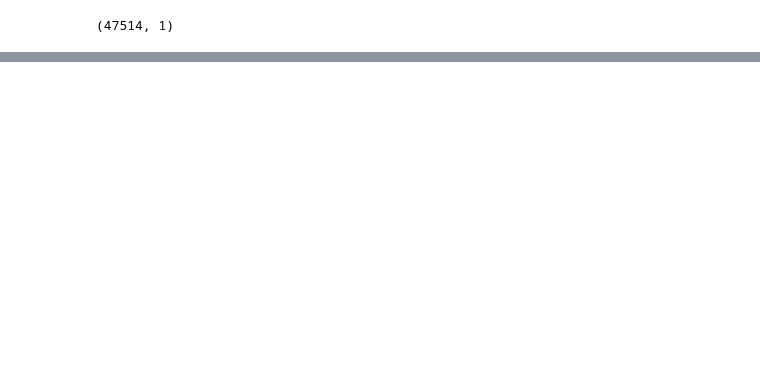
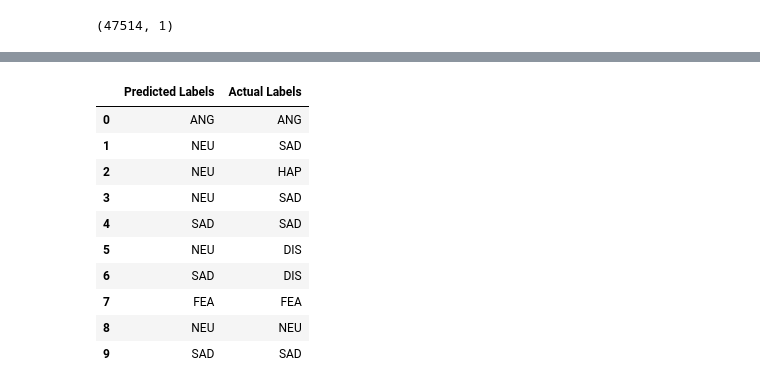
Before and after one commit to omarkhaled99/speech_emotion_recognition, a Jupyter notebook: Part2.ipynb, the cells around one changed output, grey strips where cells are left out. Saved outputs shown, nothing was run; the diff lists cells and outputs as text; code cells hidden in the pictures; blank space fills up the shorter version.

```diff
--- a/Part2.ipynb
+++ b/Part2.ipynb
@@ -574,0 +417,22 @@ plt.show()
+# %%
+# predicting on test data.
+pred_test = model.predict(X_test_features)
+y_pred = encoder.inverse_transform(pred_test)
+y_test = encoder.inverse_transform(y_test_features)
+df = pd.DataFrame(columns=['Predicted Labels', 'Actual Labels'])
+df['Predicted Labels'] = y_pred.flatten()
+df['Actual Labels'] = y_test.flatten()
+
+df.head(10)
+# %% [output]
+|  | Predicted Labels | Actual Labels |
+| 0 | ANG | ANG |
+| 1 | NEU | SAD |
+| 2 | NEU | HAP |
+| 3 | NEU | SAD |
+| 4 | SAD | SAD |
+| 5 | NEU | DIS |
+| 6 | SAD | DIS |
+| 7 | FEA | FEA |
+| 8 | NEU | NEU |
+| 9 | SAD | SAD |
```
Also changed, not shown: parts of 20 cells of this notebook, 1 other file.
